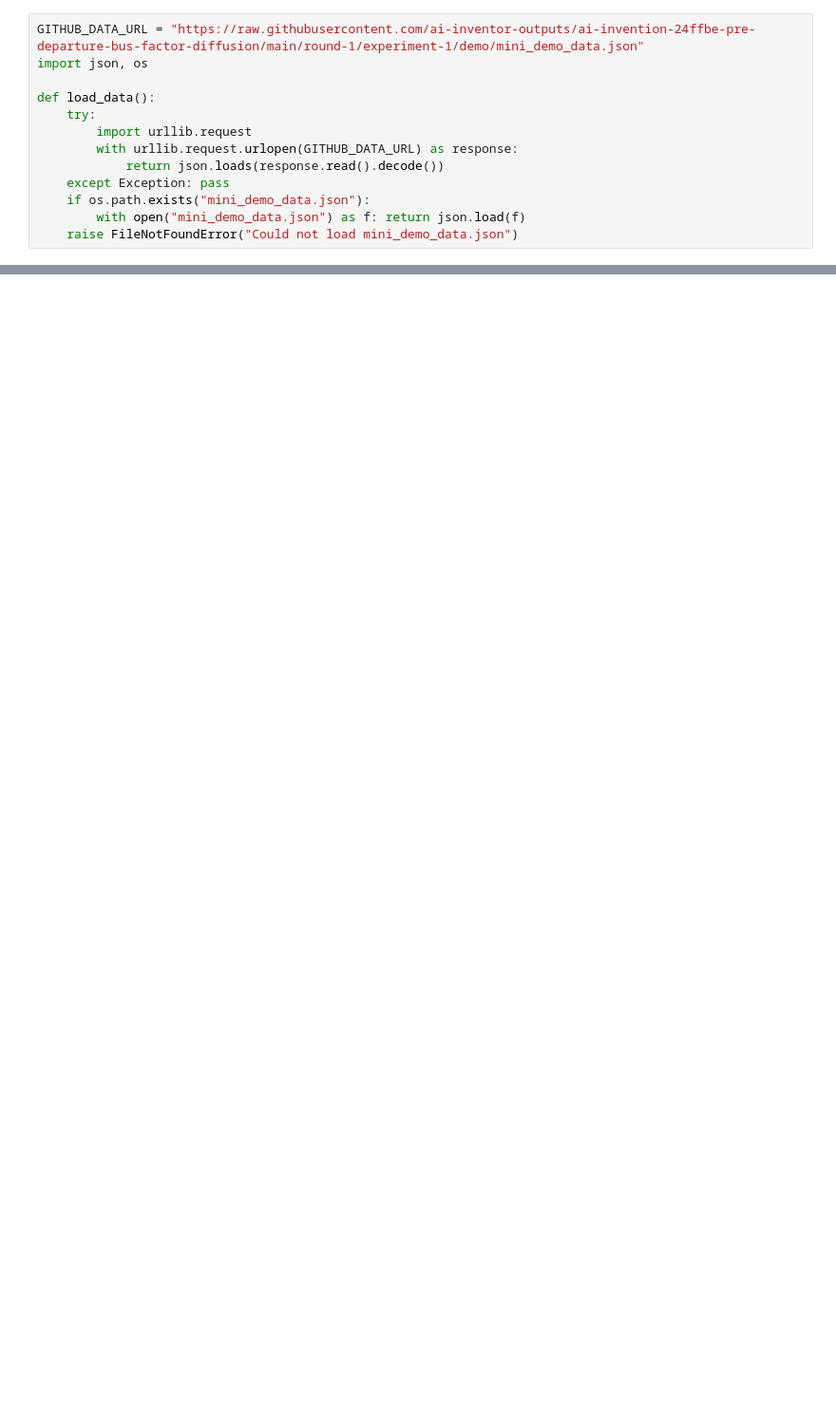
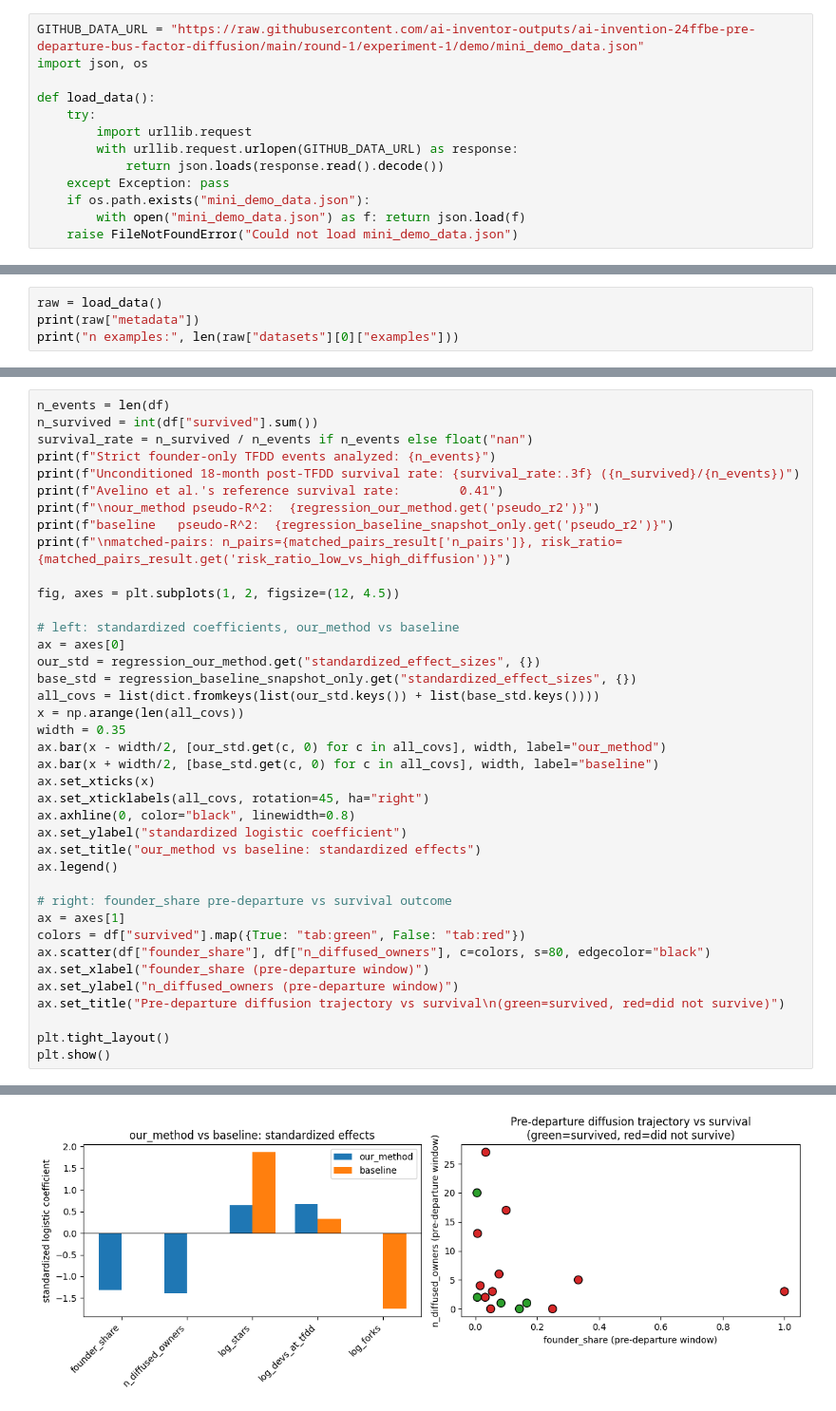
Before and after one commit to ai-inventor-outputs/ai-invention-24ffbe-pre-departure-bus-factor-diffusion, a Jupyter notebook: round-1/experiment-1/demo/method_code_demo.ipynb, the cells around one changed output, grey strips where cells are left out. Shown at 95% size. Drawn from its saved outputs; the diff is of its cells as text; blank space fills up the shorter version.

Commit message:
round-1/experiment-1 — demo for Does Founder Authority Diffusion Predict OSS Survival?

```diff
--- a/round-1/experiment-1/demo/method_code_demo.ipynb
+++ b/round-1/experiment-1/demo/method_code_demo.ipynb
@@ -706,0 +78,4 @@ print(f"placebo_check: {placebo}")
+# %%
+raw = load_data()
+print(raw["metadata"])
+print("n examples:", len(raw["datasets"][0]["examples"]))
@@ -706,0 +400,40 @@ print(f"placebo_check: {placebo}")
+# %%
+n_events = len(df)
+n_survived = int(df["survived"].sum())
+survival_rate = n_survived / n_events if n_events else float("nan")
+print(f"Strict founder-only TFDD events analyzed: {n_events}")
+print(f"Unconditioned 18-month post-TFDD survival rate: {survival_rate:.3f} ({n_survived}/{n_events})")
+print(f"Avelino et al.'s reference survival rate:        0.41")
+print(f"\nour_method pseudo-R^2:  {regression_our_method.get('pseudo_r2')}")
+print(f"baseline   pseudo-R^2:  {regression_baseline_snapshot_only.get('pseudo_r2')}")
+print(f"\nmatched-pairs: n_pairs={matched_pairs_result['n_pairs']}, risk_ratio={matched_pairs_result.get('risk_ratio_low_vs_high_diffusion')}")
+
+fig, axes = plt.subplots(1, 2, figsize=(12, 4.5))
+
+# left: standardized coefficients, our_method vs baseline
+ax = axes[0]
+our_std = regression_our_method.get("standardized_effect_sizes", {})
+base_std = regression_baseline_snapshot_only.get("standardized_effect_sizes", {})
+all_covs = list(dict.fromkeys(list(our_std.keys()) + list(base_std.keys())))
+x = np.arange(len(all_covs))
+width = 0.35
+ax.bar(x - width/2, [our_std.get(c, 0) for c in all_covs], width, label="our_method")
+ax.bar(x + width/2, [base_std.get(c, 0) for c in all_covs], width, label="baseline")
+ax.set_xticks(x)
+ax.set_xticklabels(all_covs, rotation=45, ha="right")
+ax.axhline(0, color="black", linewidth=0.8)
+ax.set_ylabel("standardized logistic coefficient")
+ax.set_title("our_method vs baseline: standardized effects")
+ax.legend()
+
+# right: founder_share pre-departure vs survival outcome
+ax = axes[1]
+colors = df["survived"].map({True: "tab:green", False: "tab:red"})
+ax.scatter(df["founder_share"], df["n_diffused_owners"], c=colors, s=80, edgecolor="black")
+ax.set_xlabel("founder_share (pre-departure window)")
+ax.set_ylabel("n_diffused_owners (pre-departure window)")
+ax.set_title("Pre-departure diffusion trajectory vs survival\n(green=survived, red=did not survive)")
+
+plt.tight_layout()
+plt.show()
+# %% [output]
@@ -706,0 +448 @@ print(f"placebo_check: {placebo}")
+[figure, added]
```
Also changed, not shown: parts of 38 cells of this notebook, 2 other files.
